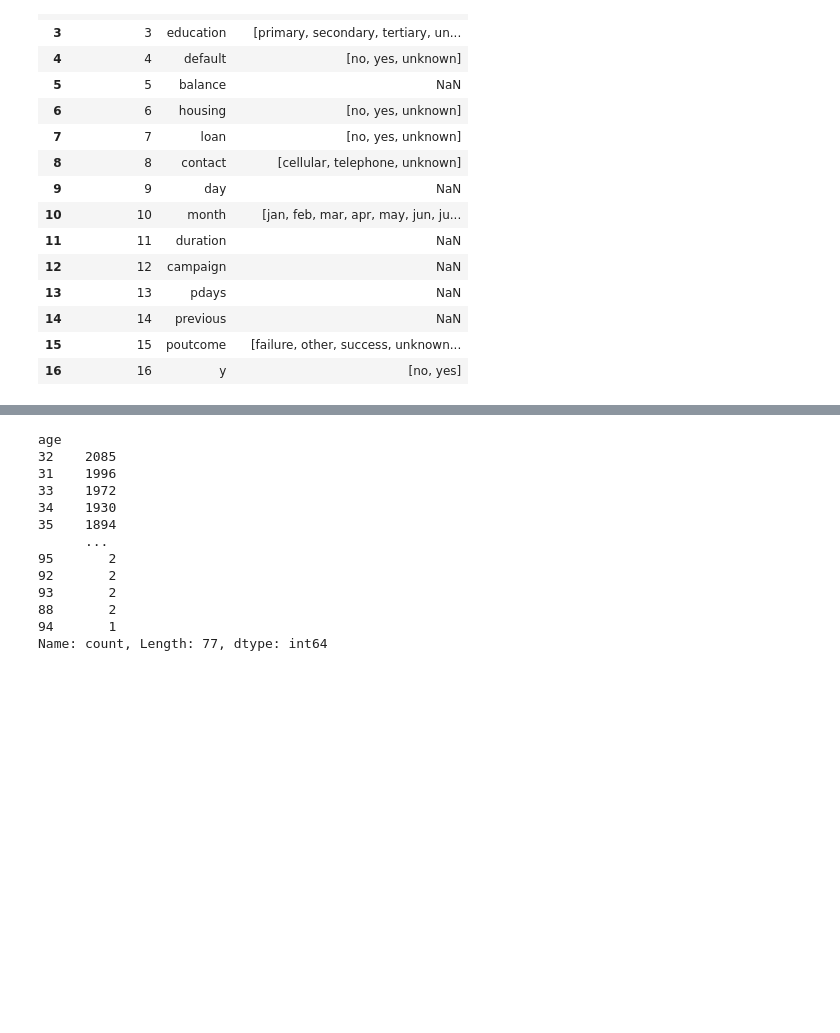
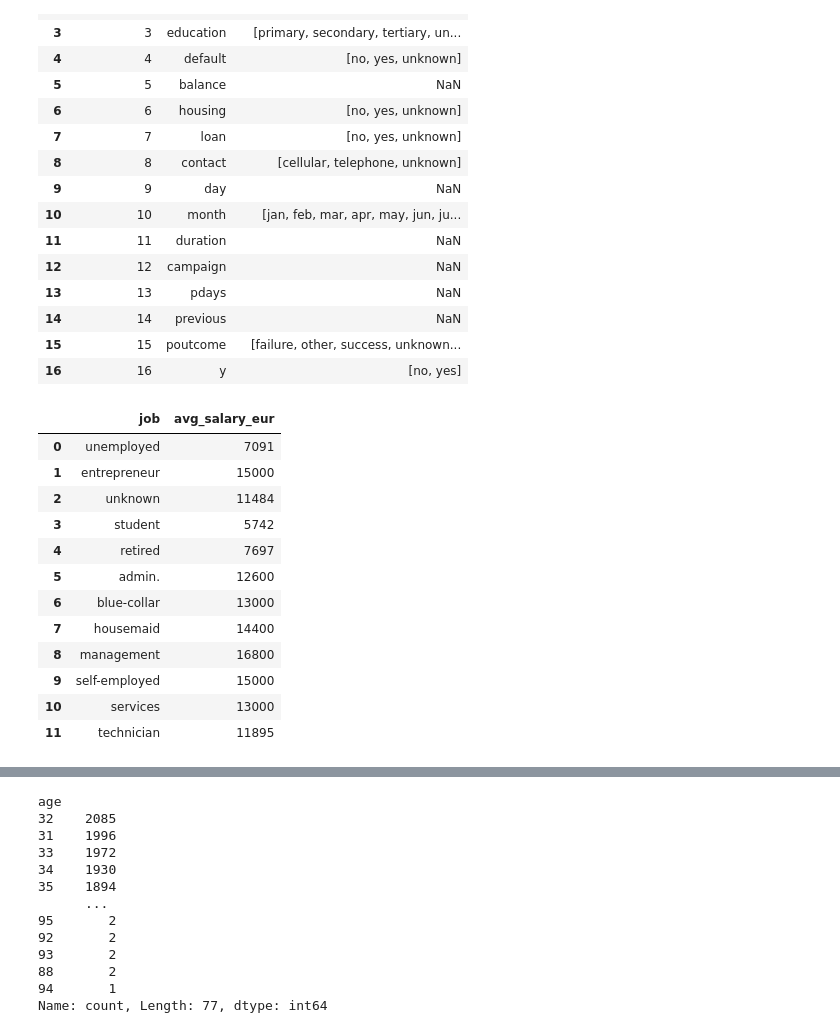
Before and after one commit to claireley/Final-Project, a Jupyter notebook: notebooks/data_cleaning_bank.ipynb, the cells around one changed output, grey strips where cells are left out. Cells and saved outputs as stored; diff of their text form; code cells hidden in the pictures; blank space fills up the shorter version.

```diff
--- a/notebooks/data_cleaning_bank.ipynb
+++ b/notebooks/data_cleaning_bank.ipynb
@@ -84,3 +84,24 @@ for _, row in df_col_vals.iterrows():
     col = row["name"]
     labels = row["type.names"]
     bf[col] = bf[col].map(dict(enumerate(labels)))
+# %%
+with open("../config.yaml",'r') as file:
+    config = yaml.safe_load(file)
+# %%
+salaries = pd.read_csv(config['data']['clean']['file6'], quotechar='"', sep = ";")
+# %%
+salaries
+# %% [output]
+|  | job | avg_salary_eur |
+| 0 | unemployed | 7091 |
+| 1 | entrepreneur | 15000 |
+| 2 | unknown | 11484 |
+| 3 | student | 5742 |
+| 4 | retired | 7697 |
+| 5 | admin. | 12600 |
+| 6 | blue-collar | 13000 |
+| 7 | housemaid | 14400 |
+| 8 | management | 16800 |
+| 9 | self-employed | 15000 |
+| 10 | services | 13000 |
+| 11 | technician | 11895 |
```
Also changed, not shown: parts of 8 cells of this notebook, 27 other files.
